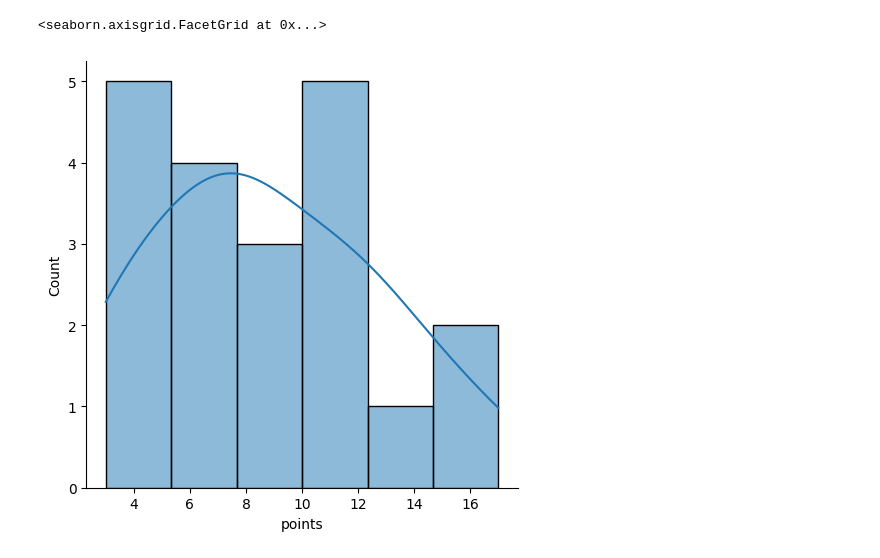
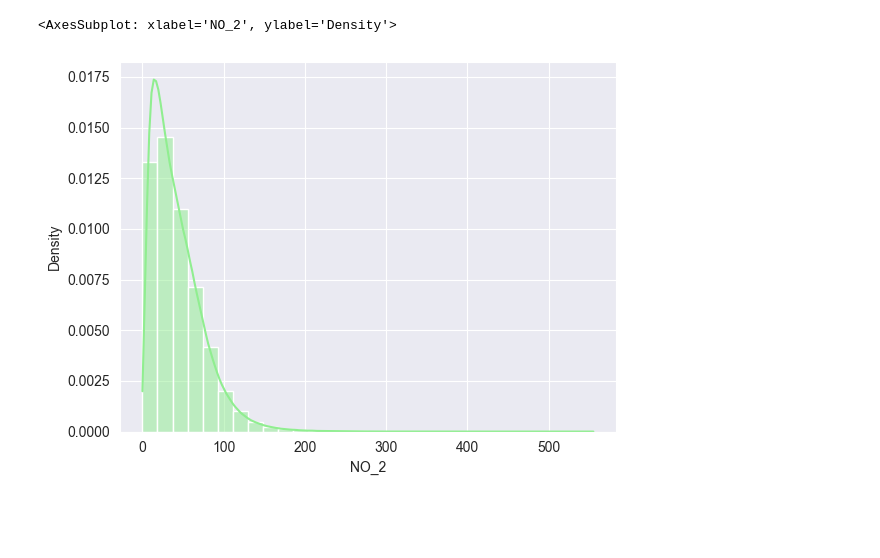
Before and after one commit to ChiaraAmalia/DataScience2Project, a Jupyter notebook: DistributionJ.ipynb, the cells around one changed output. Cells and saved outputs as stored; diff of their text form; code cells hidden in the pictures; blank space fills up the shorter version.

```diff
--- a/DistributionJ.ipynb
+++ b/DistributionJ.ipynb
@@ -42,6 +1,22 @@ df['points'].plot(kind='hist', edgecolor='black')
-# %%
-import seaborn as sns
-sns.displot(data=df['points'], kde=True)
-# %% [output]
-<seaborn.axisgrid.FacetGrid at 0x...>
-[figure, removed]
+# %%
+import pandas as pd
+import seaborn as sns
+
+path = r"C:\\Users\\pc\\Desktop\\Università\\Data science\\Progetti\\ProgettoPython\\Dataset\\archive (1)\\csvs_per_year\\csvs_per_year\\"
+# %%
+allMadrid = pd.read_csv(path+"out.csv")
+NO22018 = allMadrid['NO_2'].loc[allMadrid['date'] > '2018-01-01']
+NO22017 = allMadrid['NO_2'].loc[(allMadrid['date'] < '2018-01-01')
+                     & (allMadrid['date'] >= '2017-01-01')]
+
+#display(NO22018.head())
+test = pd.DataFrame({'NO_2':NO22018.values})
+test2 = pd.DataFrame({'NO_2':NO22017.values})
+
+penguins = sns.load_dataset("penguins")
+sns.set_style("darkgrid")
+sns.histplot(data=allMadrid, x="NO_2",kde=True,bins=30,stat="density",color='lightgreen')
+#display(penguins)
+# %% [output]
+<AxesSubplot: xlabel='NO_2', ylabel='Density'>
+[figure, added]
```
Also changed, not shown: parts of 8 cells of this notebook.
